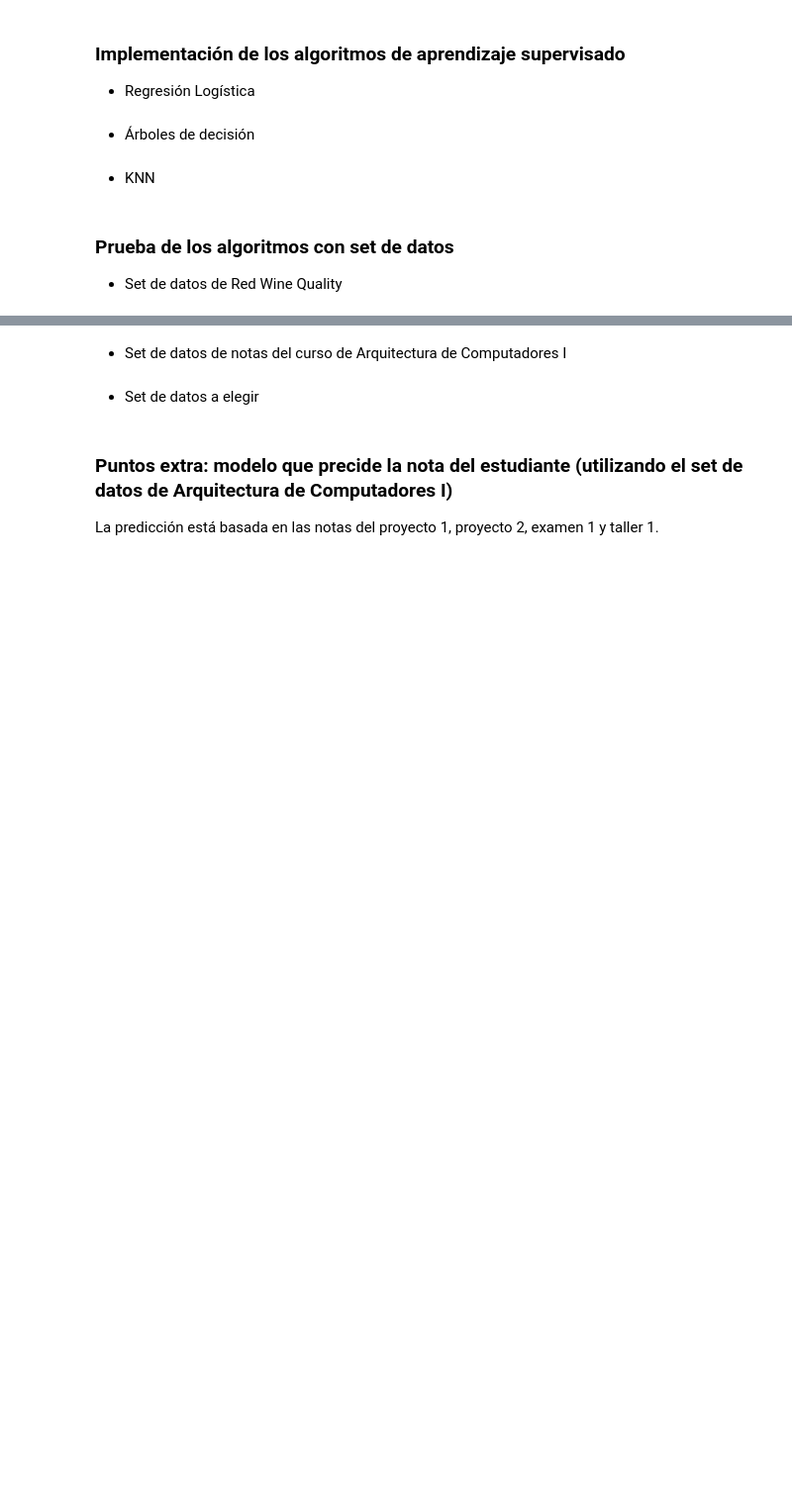
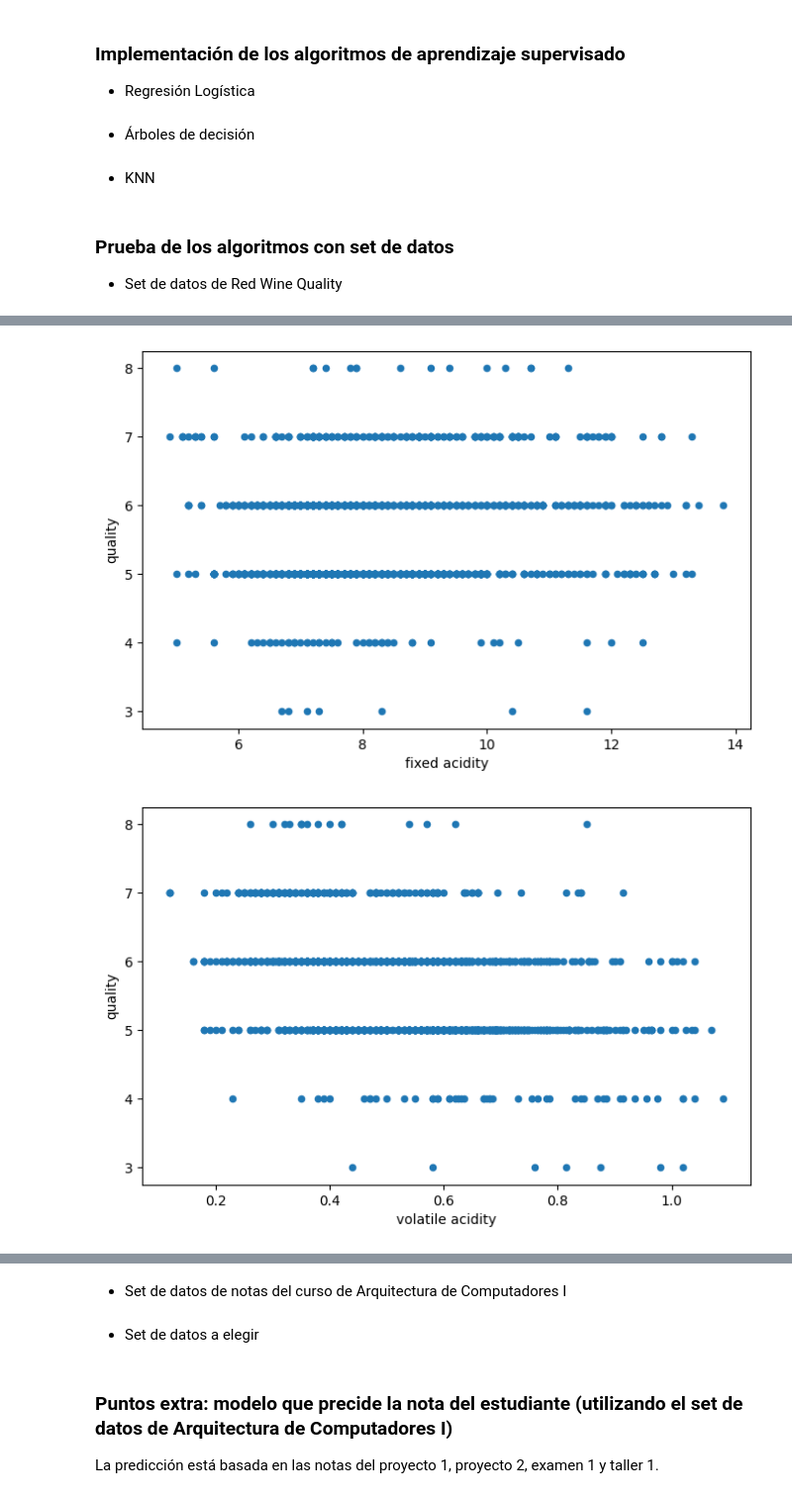
Before and after one commit to JoseDavidSS/Patrones.Project1, a Jupyter notebook: ml_models.ipynb, the cells around one changed output, grey strips where cells are left out. Shown at 99% size. Cells and saved outputs as stored; diff of their text form; code cells hidden in the pictures; blank space fills up the shorter version.

```diff
--- a/ml_models.ipynb
+++ b/ml_models.ipynb
@@ -26,0 +63,21 @@
+# %%
+# delete data instances with values that are far from the normal distribution
+df_wine = df_wine.loc[(df_wine['fixed acidity'] >= 4) & (df_wine['fixed acidity'] <= 14)]
+df_wine = df_wine.loc[(df_wine['volatile acidity'] >= 0.1) & (df_wine['volatile acidity'] <= 1.1)]
+df_wine = df_wine.loc[(df_wine['citric acid'] >= 0) & (df_wine['citric acid'] <= 0.8)]
+df_wine = df_wine.loc[(df_wine['residual sugar'] >= 0) & (df_wine['residual sugar'] <= 10)]
+df_wine = df_wine.loc[(df_wine['chlorides'] >= 0) & (df_wine['chlorides'] <= 0.4)]
+df_wine = df_wine.loc[(df_wine['free sulfur dioxide'] >= 0) & (df_wine['free sulfur dioxide'] <= 60)]
+df_wine = df_wine.loc[(df_wine['total sulfur dioxide'] >= 0) & (df_wine['total sulfur dioxide'] <= 200)]
+df_wine = df_wine.loc[(df_wine['density'] >= 0.991) & (df_wine['density'] <= 1.001)]
+df_wine = df_wine.loc[(df_wine['pH'] >= 2.9) & (df_wine['pH'] <= 3.8)]
+df_wine = df_wine.loc[(df_wine['sulphates'] >= 0.25) & (df_wine['sulphates'] <= 1.50)]
+df_wine = df_wine.loc[(df_wine['alcohol'] >= 9) & (df_wine['alcohol'] <= 14)]
+
+# visualizing the values of each feature and the comparison to the output
+for col in df_wine.columns[:-1]:
+    df_wine.plot(x=col, y='quality', kind='scatter', figsize=(8, 5))
+plt.show()
+# %% [output]
+[figure, added]
+[figure, added]
```
Also changed, not shown: parts of 3 cells of this notebook, 1 other file.
